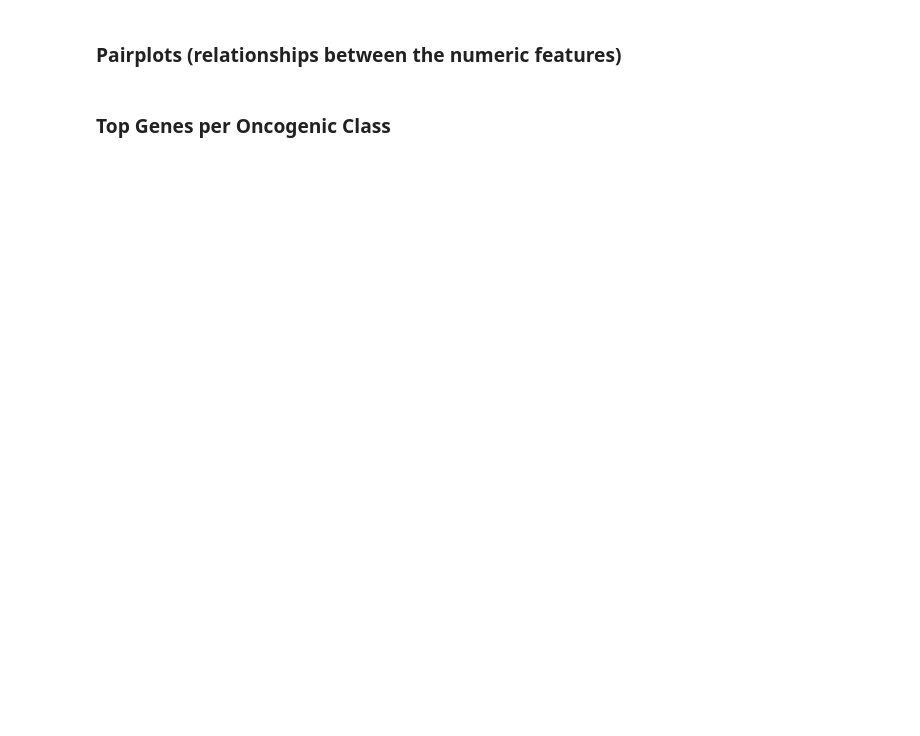
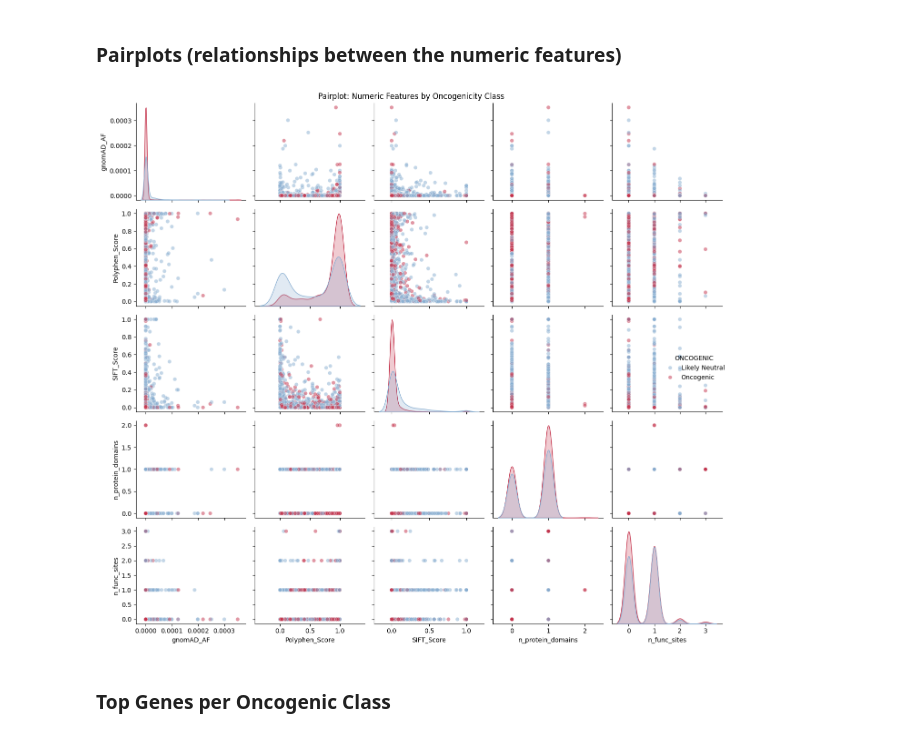
Before and after one commit to anekleiven/machine_learning_pipeline, a Jupyter notebook: 02_Exploratory_Analysis.ipynb, the cells around one changed output. Saved outputs shown, nothing was run; the diff lists cells and outputs as text; code cells hidden in the pictures; blank space fills up the shorter version.

```diff
--- a/02_Exploratory_Analysis.ipynb
+++ b/02_Exploratory_Analysis.ipynb
@@ -332,4 +345,22 @@ plt.show()
 # %% [markdown]
 ### Pairplots (relationships between the numeric features)
+# %%
+palette = {
+    "Oncogenic"      : "#c4314a",
+    "Likely Neutral" : "#88aed1",
+}
+
+numeric_cols = ["gnomAD_AF", "Polyphen_Score", "SIFT_Score",
+                "n_protein_domains", "n_func_sites", "ONCOGENIC"]
+
+sns.pairplot(ml_data[numeric_cols], hue="ONCOGENIC",
+             palette=palette, plot_kws={"alpha":0.5},
+             diag_kind="kde")
+plt.suptitle("Pairplot: Numeric Features by Oncogenicity Class")
+plt.subplots_adjust(top=0.95)
+plt.tight_layout()
+plt.show()
+# %% [output]
+[figure, added]
 # %% [markdown]
 ### Top Genes per Oncogenic Class
```
Also changed, not shown: parts of 3 cells of this notebook.
